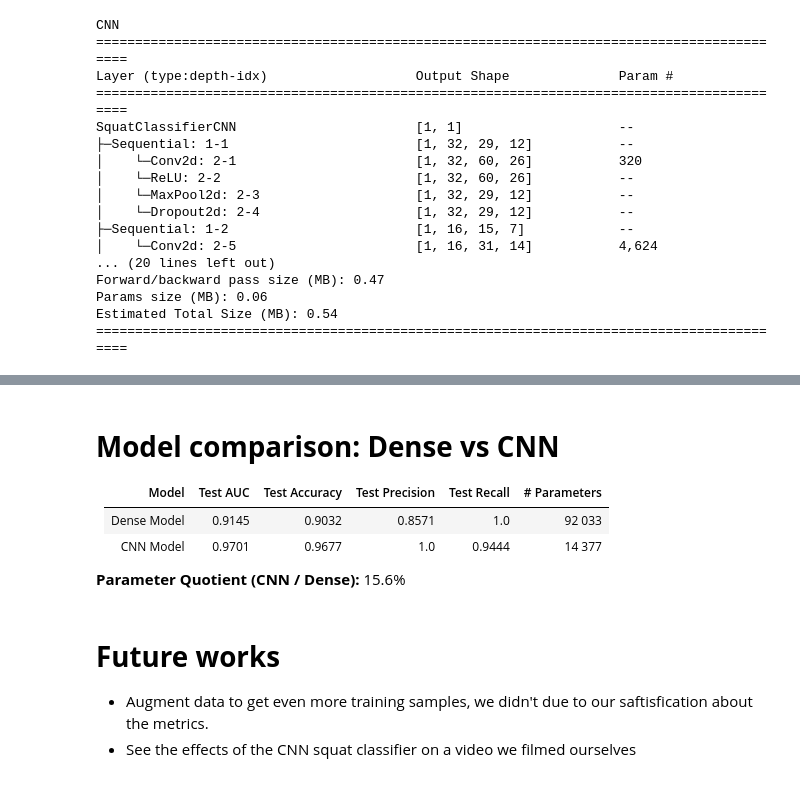
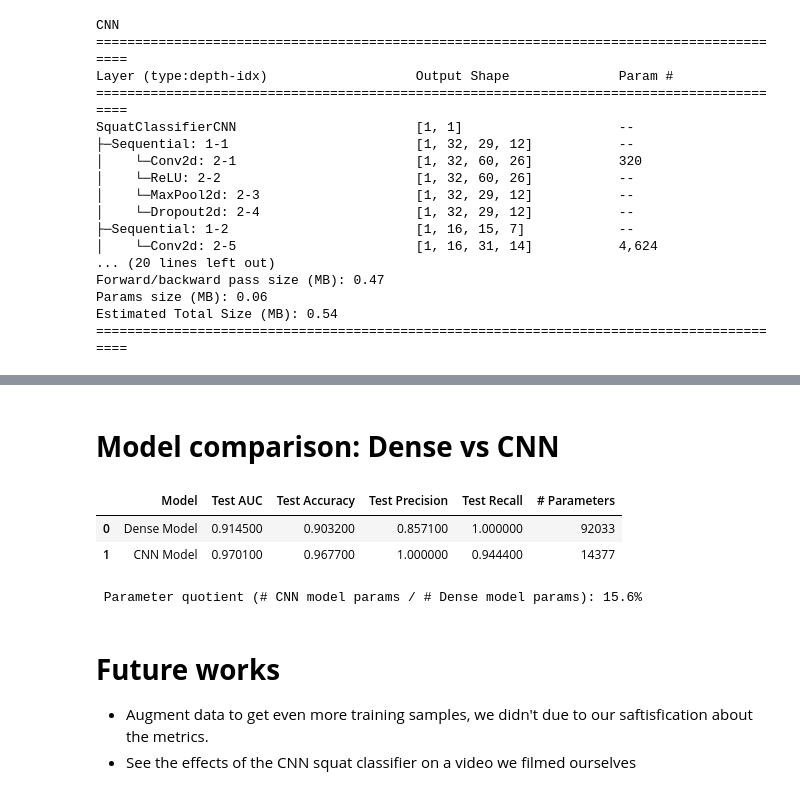
Before and after one commit to kallefrisk/DeepLearning_Schoolwork, a Jupyter notebook: MainProject/Assignment13/Assignment13_main.ipynb, the cells around one changed output, grey strips where cells are left out. Saved outputs shown, nothing was run; the diff lists cells and outputs as text; code cells hidden in the pictures.

Commit message:
Finjusterade lite grejer, gjorde resultat tabellen flexibel om resultatet av nån anledning diffar från vad som ges när jag kör notebooken på orginal folder videos

```diff
--- a/MainProject/Assignment13/Assignment13_main.ipynb
+++ b/MainProject/Assignment13/Assignment13_main.ipynb
@@ -1192,14 +1198,27 @@ Recall: 0.8182
 # %% [markdown]
 # **Model comparison: Dense vs CNN**
-
-| Model        | Test AUC | Test Accuracy | Test Precision | Test Recall | # Parameters |
-|--------------|----------|---------------|----------------|-------------|--------------|
-| Dense Model  | 0.9145   |    0.9032     |    0.8571      |     1.0     |    92 033    |
-| CNN Model    | 0.9701   |    0.9677     |    1.0         |     0.9444  |    14 377    |
-
-**Parameter Quotient (CNN / Dense):** 15.6%
-# %% [markdown]
-# **Future works**
-
-- Augment data to get even more training samples, we didn't due to our saftisfication about the metrics.
-- See the effects of the CNN squat classifier on a video we filmed ourselves
+# %%
+param_quotient = round(14377 / 92033, 3)
+
+df = pd.DataFrame({
+    "Model": ["Dense Model", "CNN Model"],
+    "Test AUC": [round(test_auc_dense, 4), round(test_auc, 4)],
+    "Test Accuracy": [round(accuracy_dense, 4), round(accuracy, 4)],
+    "Test Precision": [round(precision_dense, 4), round(precision, 4)],
+    "Test Recall": [round(recall_dense, 4), round(recall, 4)],
+    "# Parameters": [92033, 14377]
+})
+
+display(df.style.set_table_attributes("style='font-size:16px'"))
+
+print(f"\n Parameter quotient (# CNN model params / # Dense model params): {param_quotient * 100}%")
+# %% [output]
+|  | Model | Test AUC | Test Accuracy | Test Precision | Test Recall | # Parameters |
+| 0 | Dense Model | 0.914500 | 0.903200 | 0.857100 | 1.000000 | 92033 |
+| 1 | CNN Model | 0.970100 | 0.967700 | 1.000000 | 0.944400 | 14377 |
+ Parameter quotient (# CNN model params / # Dense model params): 15.6%
+# %% [markdown]
+# **Future works**
+
+- Augment data to get even more training samples, we didn't due to our saftisfication about the metrics.
+- See the effects of the CNN squat classifier on a video we filmed ourselves
```
Also changed, not shown: parts of 6 cells of this notebook.
